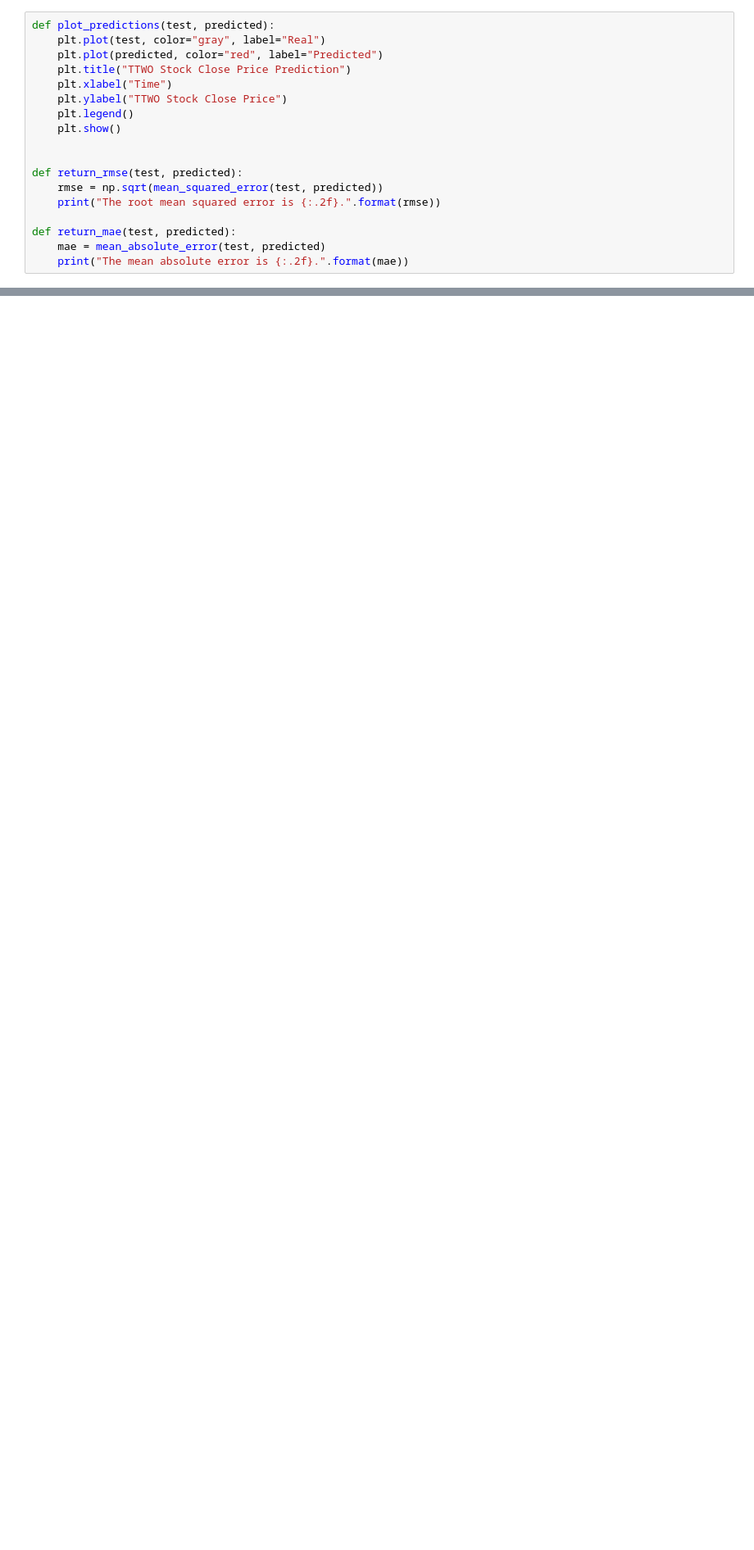
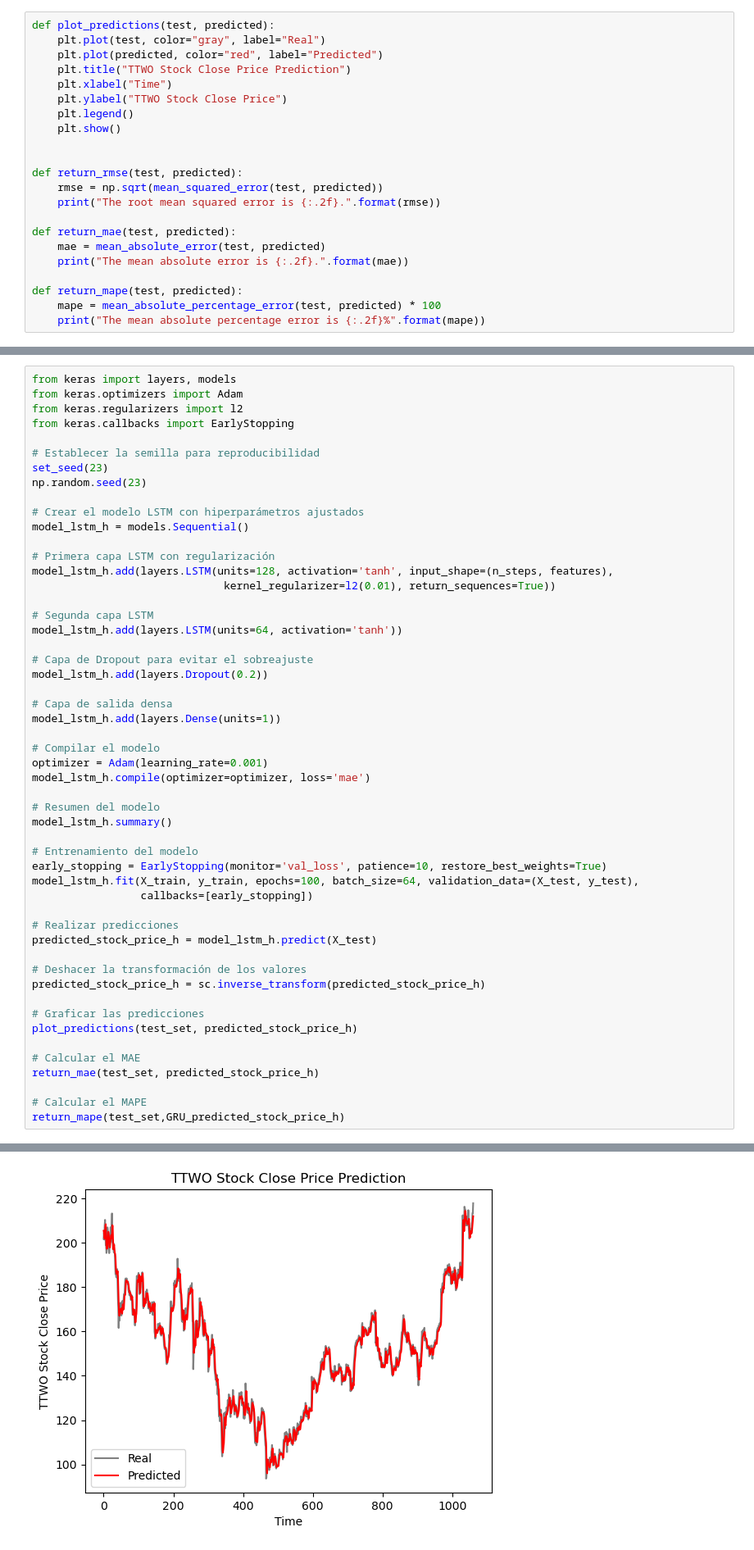
Before and after one commit to JDomingoDelgadoAlonso/RedesNeuronalesRecurrentes, a Jupyter notebook: RNN.ipynb, the cells around one changed output, grey strips where cells are left out. Shown: that part at 82% size. Drawn from its saved outputs; the diff is of its cells as text; blank space fills up the shorter version.

```diff
--- a/RNN.ipynb
+++ b/RNN.ipynb
@@ -273,6 +257,10 @@ def return_rmse(test, predicted):
 def return_mae(test, predicted):
     mae = mean_absolute_error(test, predicted)
     print("The mean absolute error is {:.2f}.".format(mae))
+
+def return_mape(test, predicted):
+    mape = mean_absolute_percentage_error(test, predicted) * 100
+    print("The mean absolute percentage error is {:.2f}%".format(mape))
 # %%
 plot_predictions(test_set,predicted_stock_price)
 # %% [output]
@@ -463,0 +564,53 @@ The mean absolute error is 2.13.
+# %%
+from keras import layers, models
+from keras.optimizers import Adam
+from keras.regularizers import l2
+from keras.callbacks import EarlyStopping
+
+# Establecer la semilla para reproducibilidad
+set_seed(23)
+np.random.seed(23)
+
+# Crear el modelo LSTM con hiperparámetros ajustados
+model_lstm_h = models.Sequential()
+
+# Primera capa LSTM con regularización
+model_lstm_h.add(layers.LSTM(units=128, activation='tanh', input_shape=(n_steps, features),
+                              kernel_regularizer=l2(0.01), return_sequences=True))
+
+# Segunda capa LSTM
+model_lstm_h.add(layers.LSTM(units=64, activation='tanh'))
+
+# Capa de Dropout para evitar el sobreajuste
+model_lstm_h.add(layers.Dropout(0.2))
+
+# Capa de salida densa
+model_lstm_h.add(layers.Dense(units=1))
+
+# Compilar el modelo
+optimizer = Adam(learning_rate=0.001)
+model_lstm_h.compile(optimizer=optimizer, loss='mae')
+
+# Resumen del modelo
+model_lstm_h.summary()
+
+# Entrenamiento del modelo
+early_stopping = EarlyStopping(monitor='val_loss', patience=10, restore_best_weights=True)
+model_lstm_h.fit(X_train, y_train, epochs=100, batch_size=64, validation_data=(X_test, y_test),
+                 callbacks=[early_stopping])
+
+# Realizar predicciones
+predicted_stock_price_h = model_lstm_h.predict(X_test)
+
+# Deshacer la transformación de los valores
+predicted_stock_price_h = sc.inverse_transform(predicted_stock_price_h)
+
+# Graficar las predicciones
+plot_predictions(test_set, predicted_stock_price_h)
+
+# Calcular el MAE
+return_mae(test_set, predicted_stock_price_h)
+
+# Calcular el MAPE
+return_mape(test_set,GRU_predicted_stock_price_h)
+# %% [output]
@@ -463,0 +649 @@ The mean absolute error is 2.13.
+[figure, added]
```
Also changed, not shown: parts of 28 cells of this notebook.
